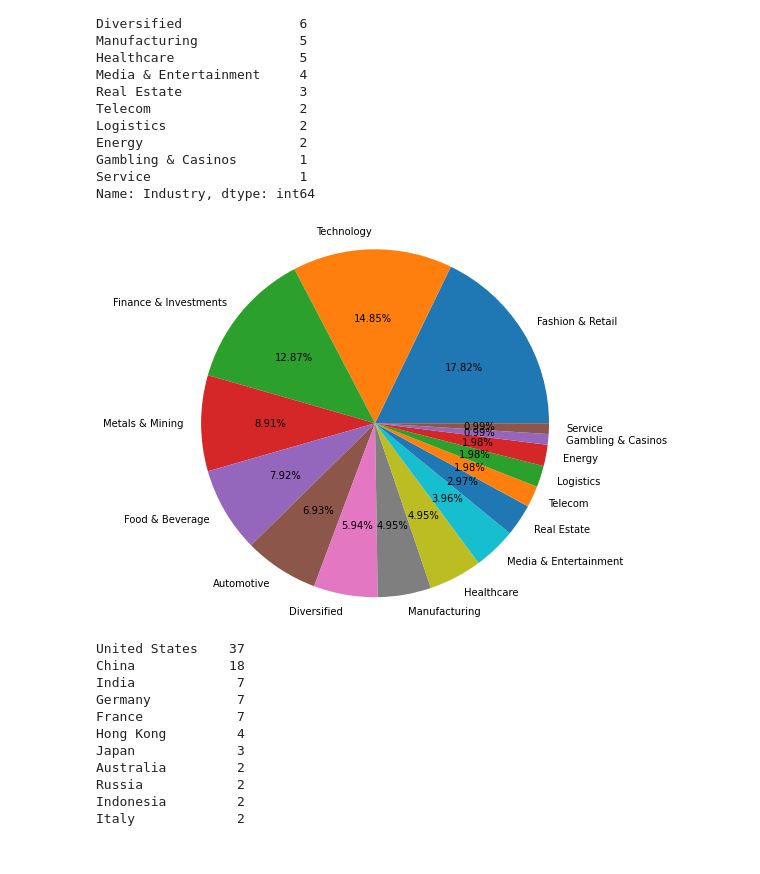
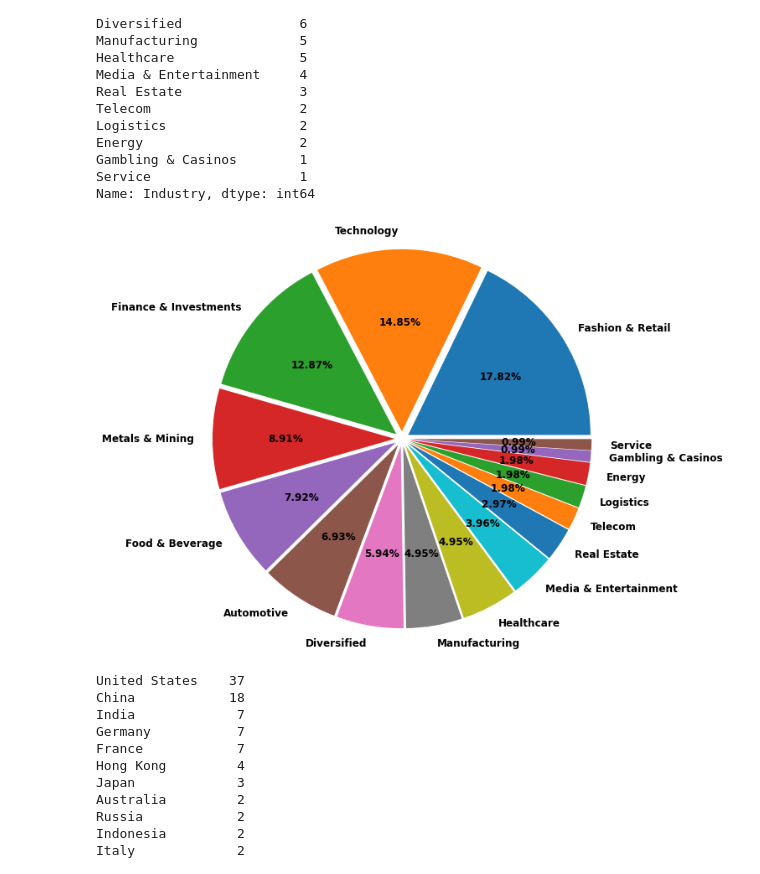
Before and after one commit to babarehner/jupiter-top_richest, a Jupyter notebook: df_Richies.ipynb, the cells around one changed output. Cells and saved outputs as stored; diff of their text form; code cells hidden in the pictures.

```diff
--- a/df_Richies.ipynb
+++ b/df_Richies.ipynb
@@ -81,11 +81,21 @@ Gambling & Casinos        1
 Service                   1
 Name: Industry, dtype: int64
 # %%
-# Create a pie plot of the industries that had the most billionares
-industry.plot(kind='pie', autopct='%.2f%%',title=None, radius=2, label = '')
+# Create a pie plot of the industries that had the most billionares with exploded pie sections
+# create a piechart explosion variable as an empty python list
+myexplode = []
+# create a pandas series
+s = df_richest['Industry'].value_counts()
+
+# append the number if items in the series into the piechart explosion variable
+for i in range(s.count()):
+    myexplode.append(0.1)
+
+industry.plot(kind='pie', autopct='%.2f%%',title=None, explode = myexplode, radius=2.5, label = '',
+              textprops={'fontsize':12, 'weight':'bold'})
 plt.show()
 # %% [output]
-[figure, old version]
+[figure, new version]
 # %%
 # which country had the most billionares
 country = df_richest['Country/Territory'].value_counts()
```
Also changed, not shown: parts of 10 cells of this notebook.
